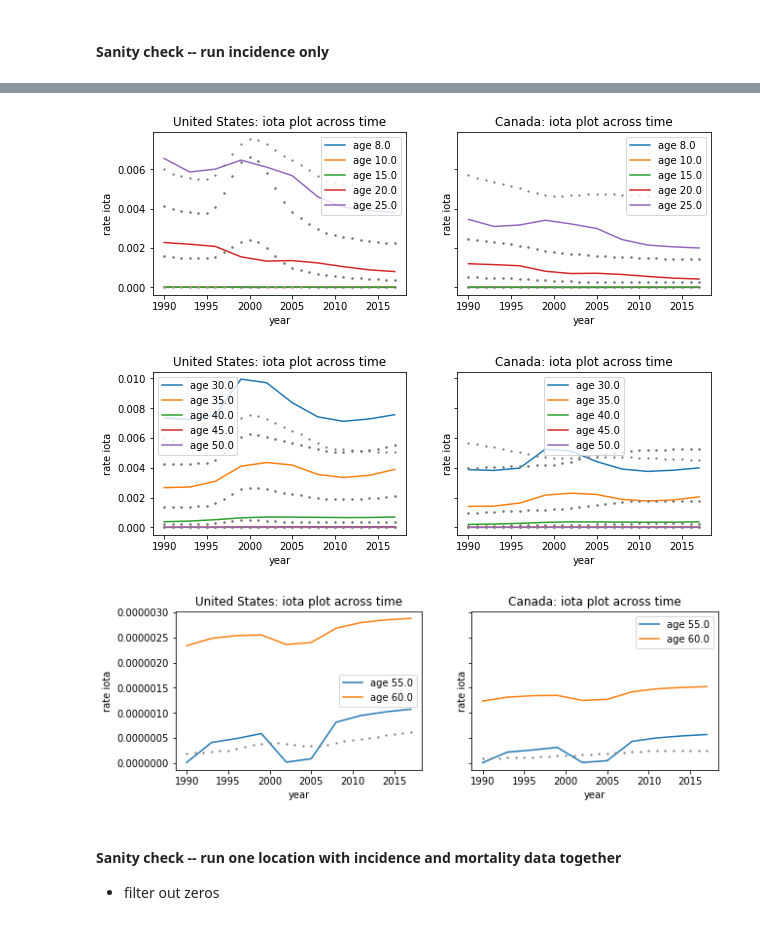
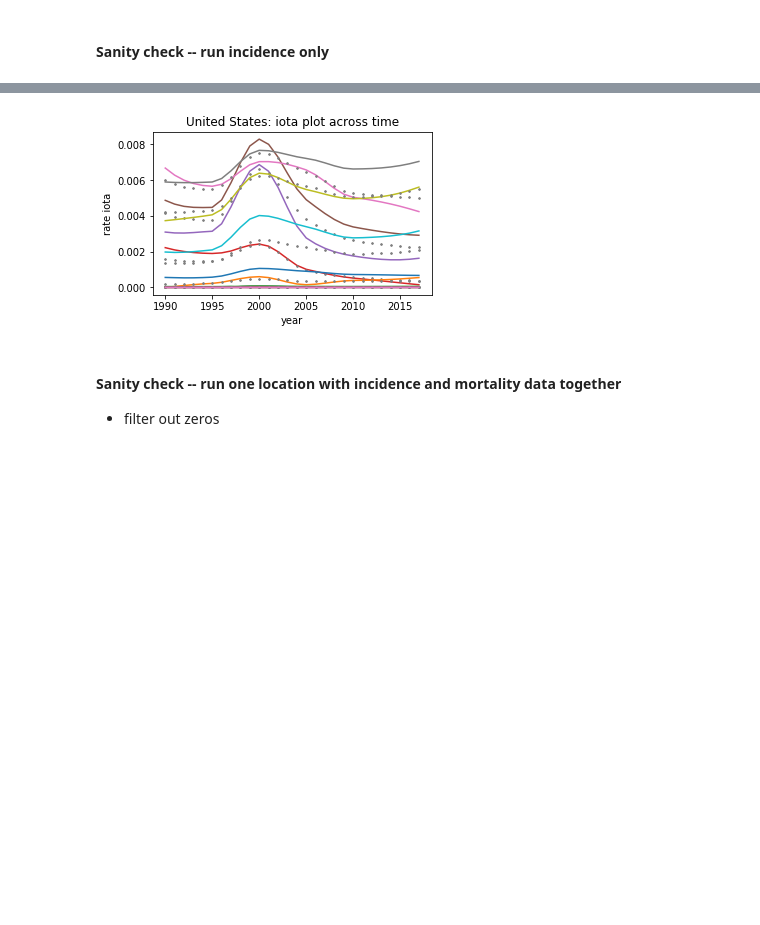
Before and after one commit to jizezhang/dismod_at-wrappers, a Jupyter notebook: demos/forecast_mi_run_model.ipynb, the cells around one changed output, grey strips where cells are left out. Saved outputs shown, nothing was run; the diff lists cells and outputs as text; code cells hidden in the pictures; blank space fills up the shorter version.

```diff
--- a/demos/forecast_mi_run_model.ipynb
+++ b/demos/forecast_mi_run_model.ipynb
@@ -77,9 +75,8 @@ plt.plot_change_over_age('rate', 'iota', 'Sincidence', ['United States', 'Canada
 # %%
-plt.plot_change_over_time('rate', 'iota', 'Sincidence', ['United States', 'Canada'])
+plt.plot_change_over_time('rate', 'iota', 'Sincidence', ['United States'],
+                          curve_per_plot=17,legend=False)
 # %% [output]
-[figure, old version]
+[figure, new version]
-[figure, removed]
-[figure, removed]
 # %% [markdown]
 #### Sanity check -- run one location with incidence and mortality data together
 - filter out zeros
```
Also changed, not shown: parts of 20 cells of this notebook, 2 other files.
